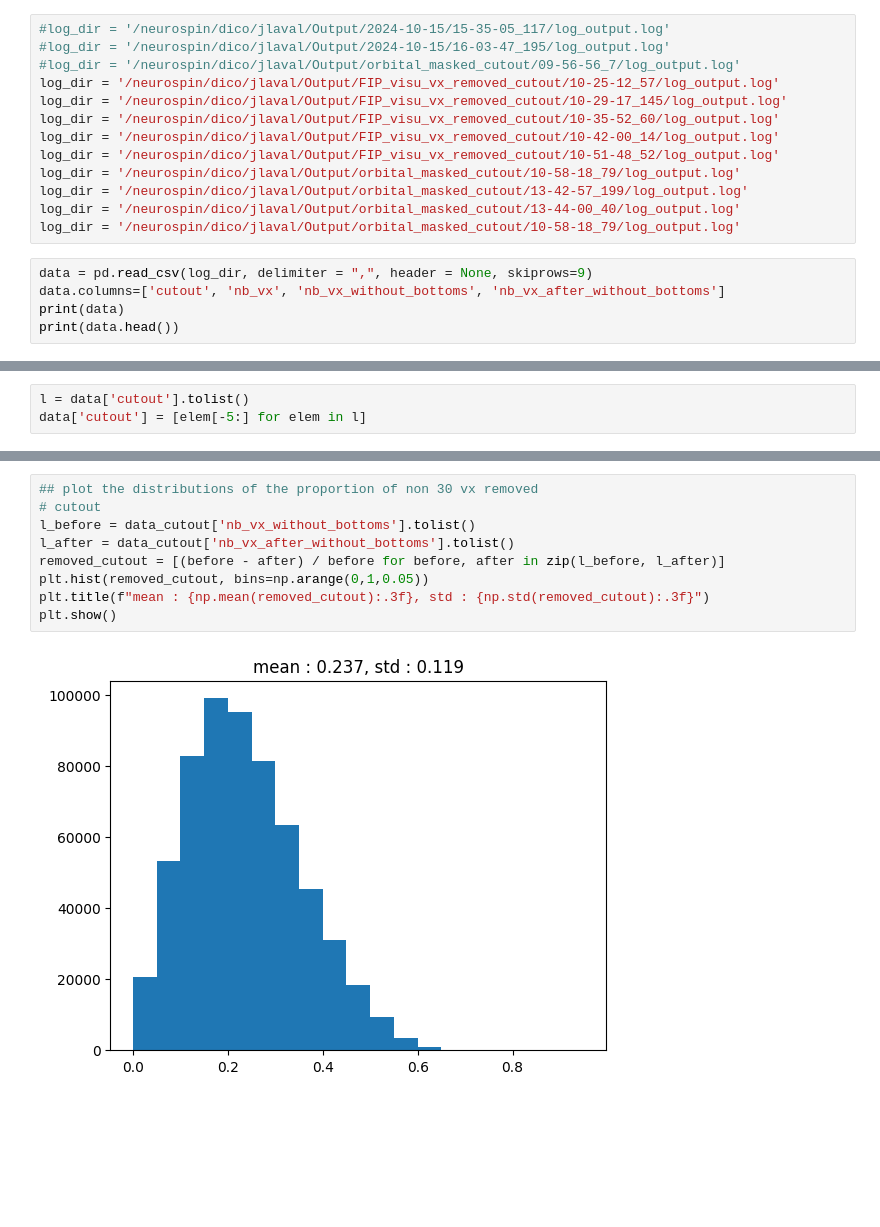
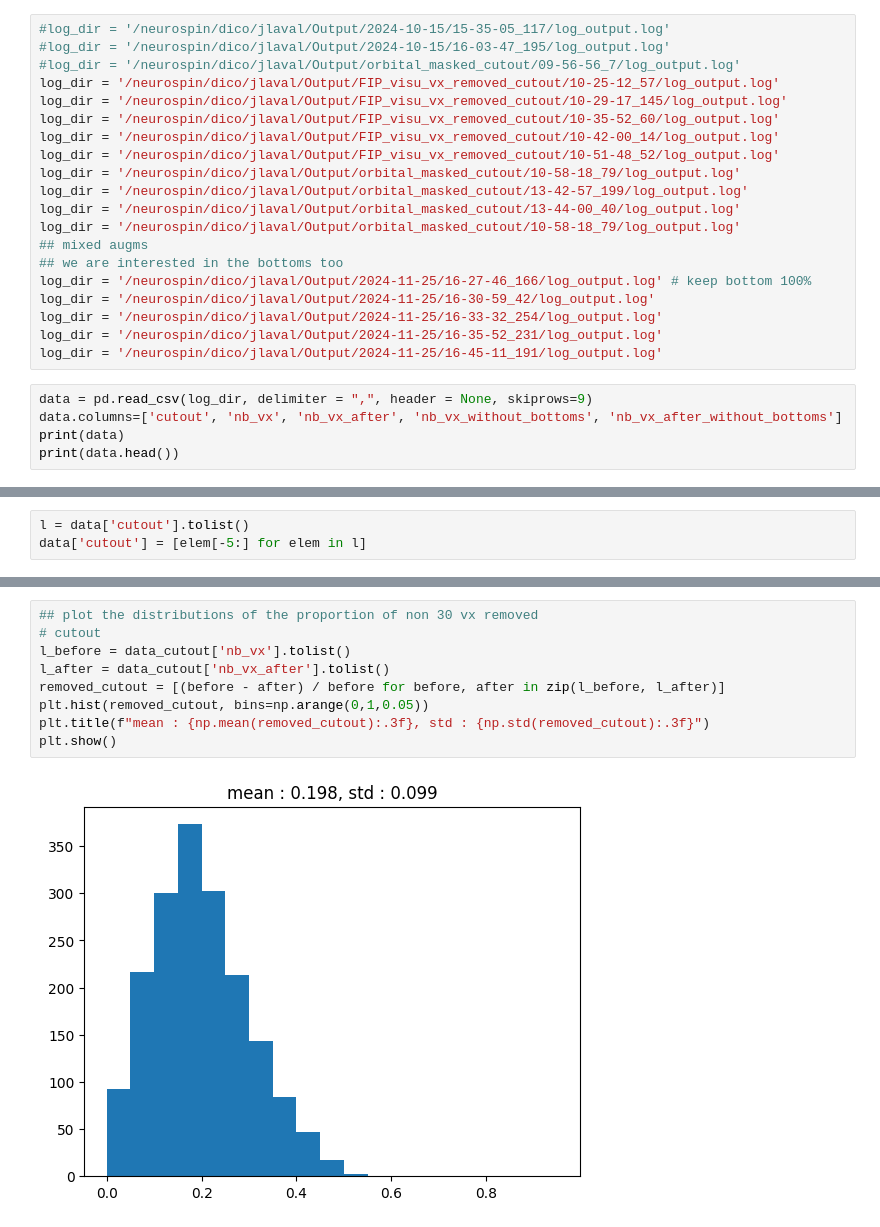
Before and after one commit to neurospin/champollion_V1, a Jupyter notebook: contrastive/notebooks/julien/augmentations/analyse_log_augmentations.ipynb, the cells around one changed output, grey strips where cells are left out. Drawn from its saved outputs; the diff is of its cells as text; blank space fills up the shorter version.

```diff
--- a/contrastive/notebooks/julien/augmentations/analyse_log_augmentations.ipynb
+++ b/contrastive/notebooks/julien/augmentations/analyse_log_augmentations.ipynb
@@ -16,9 +16,16 @@ log_dir = '/neurospin/dico/jlaval/Output/orbital_masked_cutout/10-58-18_79/log_o
 log_dir = '/neurospin/dico/jlaval/Output/orbital_masked_cutout/13-42-57_199/log_output.log'
 log_dir = '/neurospin/dico/jlaval/Output/orbital_masked_cutout/13-44-00_40/log_output.log'
 log_dir = '/neurospin/dico/jlaval/Output/orbital_masked_cutout/10-58-18_79/log_output.log'
+## mixed augms
+## we are interested in the bottoms too
+log_dir = '/neurospin/dico/jlaval/Output/2024-11-25/16-27-46_166/log_output.log' # keep bottom 100%
+log_dir = '/neurospin/dico/jlaval/Output/2024-11-25/16-30-59_42/log_output.log'
+log_dir = '/neurospin/dico/jlaval/Output/2024-11-25/16-33-32_254/log_output.log'
+log_dir = '/neurospin/dico/jlaval/Output/2024-11-25/16-35-52_231/log_output.log'
+log_dir = '/neurospin/dico/jlaval/Output/2024-11-25/16-45-11_191/log_output.log'
 # %%
 data = pd.read_csv(log_dir, delimiter = ",", header = None, skiprows=9)
-data.columns=['cutout', 'nb_vx', 'nb_vx_without_bottoms', 'nb_vx_after_without_bottoms']
+data.columns=['cutout', 'nb_vx', 'nb_vx_after', 'nb_vx_without_bottoms', 'nb_vx_after_without_bottoms']
 print(data)
 print(data.head())
 # %% [output]
@@ -57,13 +64,13 @@ np.mean(data_cutin['nb_vx']), np.mean(data_cutin['nb_vx_without_bottoms']), np.m
 # %%
 ## plot the distributions of the proportion of non 30 vx removed
 # cutout
-l_before = data_cutout['nb_vx_without_bottoms'].tolist()
-l_after = data_cutout['nb_vx_after_without_bottoms'].tolist()
+l_before = data_cutout['nb_vx'].tolist()
+l_after = data_cutout['nb_vx_after'].tolist()
 removed_cutout = [(before - after) / before for before, after in zip(l_before, l_after)]
 plt.hist(removed_cutout, bins=np.arange(0,1,0.05))
 plt.title(f"mean : {np.mean(removed_cutout):.3f}, std : {np.std(removed_cutout):.3f}")
 plt.show()
 # %% [output]
-[figure, old version]
+[figure, new version]
 # %%
 # cutin
```
Also changed, not shown: parts of 4 cells of this notebook, 4 other files.
